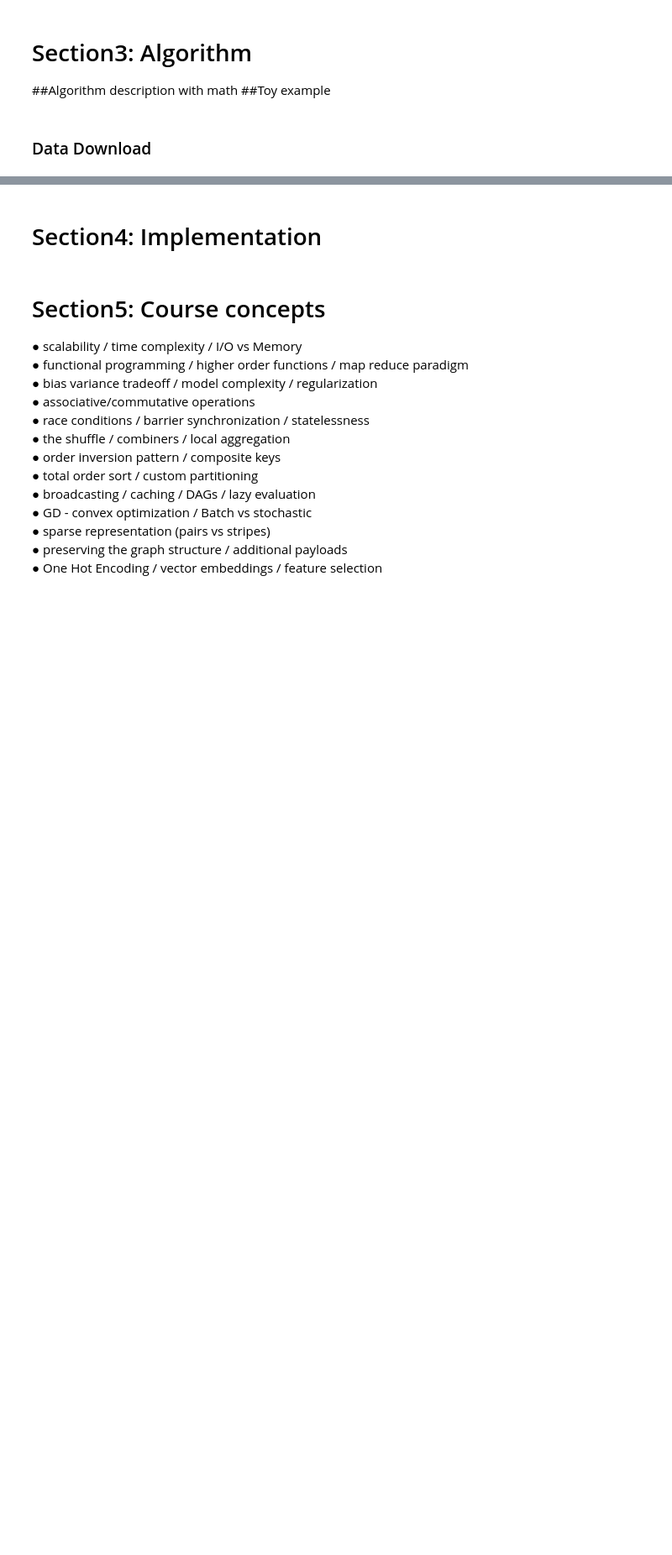
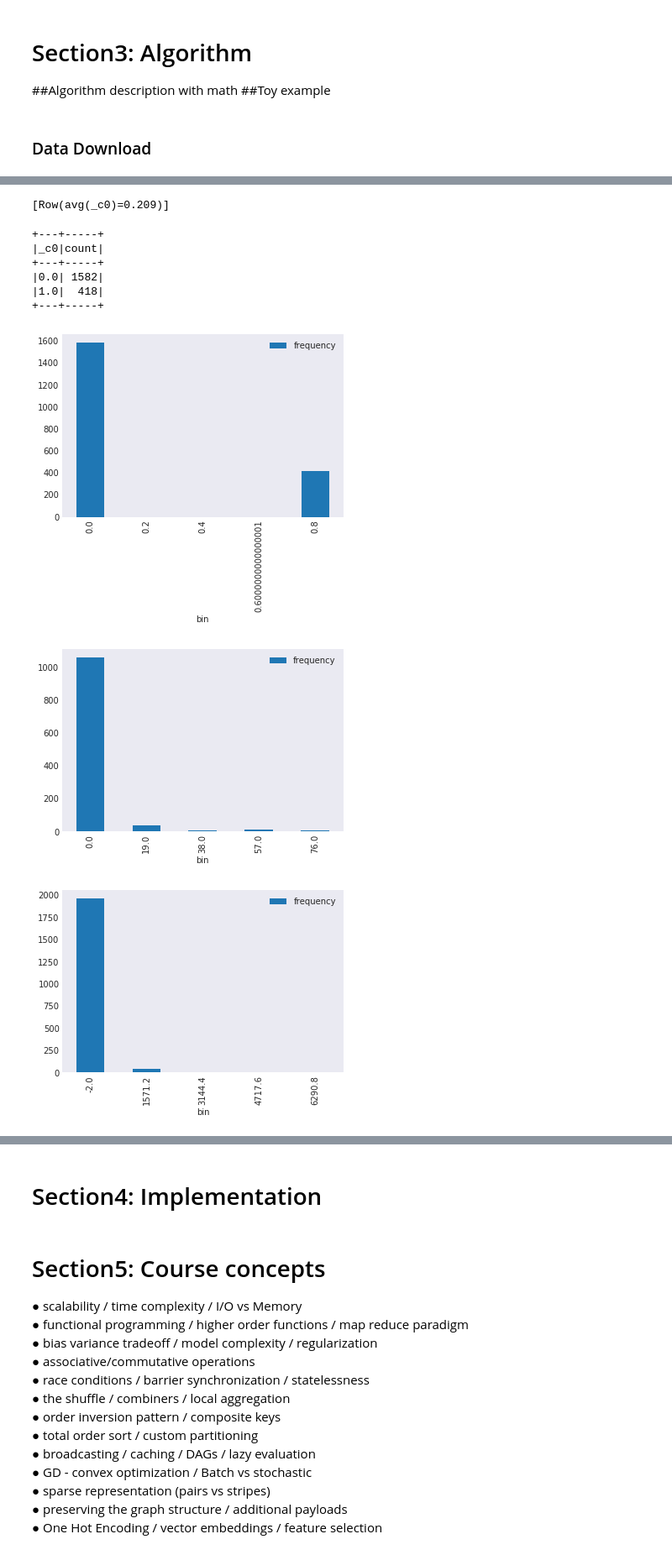
Before and after one commit to vsv111/w261_final_project, a Jupyter notebook: 261_finalproj_v1.ipynb, the cells around one changed output, grey strips where cells are left out. Shown at 84% size. Cells and saved outputs as stored; diff of their text form; code cells hidden in the pictures; blank space fills up the shorter version.

```diff
--- a/261_finalproj_v1.ipynb
+++ b/261_finalproj_v1.ipynb
@@ -33,6 +33,11 @@ spark = SparkSession\
         .master(master)\
         .getOrCreate()
 sc = spark.sparkContext
+# %%
+from pyspark.sql import SQLContext
+sqlContext = SQLContext(sc)
+
+from pyspark.sql import functions as F
 # %% [markdown]
 __`REMINDER`__: If you are running this notebook on the course docker container, you can monitor the progress of your jobs using the Spark UI at: http://localhost:4040/jobs/
 # %% [markdown]
@@ -54,0 +114,2 @@ __`REMINDER`__: If you are running this notebook on the course docker container,
+# %%
+data = sqlContext.read.option("delimiter", "\t").csv("/media/notebooks/Assignments/FinalProject/data/train_top2000.txt")
@@ -54,0 +182,52 @@ __`REMINDER`__: If you are running this notebook on the course docker container,
+# %%
+data_parquet.agg(F.avg(data_parquet._c0)).collect()
+#Can expand this to more columns
+# %% [output]
+[Row(avg(_c0)=0.209)]
+# %%
+#Change data types of numeric columns
+
+import types
+from pyspark.sql.types import DoubleType
+data = data.withColumn("_c0", data["_c0"].cast(DoubleType()))
+data = data.withColumn("_c1", data["_c1"].cast(DoubleType()))
+data = data.withColumn("_c2", data["_c2"].cast(DoubleType()))
+data = data.withColumn("_c3", data["_c3"].cast(DoubleType()))
+data = data.withColumn("_c4", data["_c4"].cast(DoubleType()))
+data = data.withColumn("_c5", data["_c5"].cast(DoubleType()))
+data = data.withColumn("_c6", data["_c6"].cast(DoubleType()))
+data = data.withColumn("_c7", data["_c7"].cast(DoubleType()))
+data = data.withColumn("_c8", data["_c8"].cast(DoubleType()))
+data = data.withColumn("_c9", data["_c9"].cast(DoubleType()))
+data = data.withColumn("_c10", data["_c10"].cast(DoubleType()))
+data = data.withColumn("_c11", data["_c11"].cast(DoubleType()))
+data = data.withColumn("_c12", data["_c12"].cast(DoubleType()))
+# %%
+data.groupBy("_c0").count().show()
+# %% [output]
++---+-----+
+|_c0|count|
++---+-----+
+|0.0| 1582|
+|1.0|  418|
++---+-----+
+# %%
+def plot_hist(hist_list):
+    pd.DataFrame(
+        list(zip(*hist_list)),
+        columns=['bin', 'frequency']
+    ).set_index(
+        'bin'
+    ).plot(kind='bar');
+# %%
+cols=['_c0','_c1','_c2','_c3','_c4','_c5','_c6','_c7','_c8','_c9','_c10','_c11','_c12']
+
+for c in cols:
+    temp_hist = data.select(c).rdd.flatMap(lambda x: x).histogram(5)
+
+    # Loading the Computed Histogram into a Pandas Dataframe for plotting
+    plot_hist(temp_hist)
+# %% [output]
+[figure, added]
+[figure, added]
+[figure, added]
```
Also changed, not shown: parts of 24 cells of this notebook.
